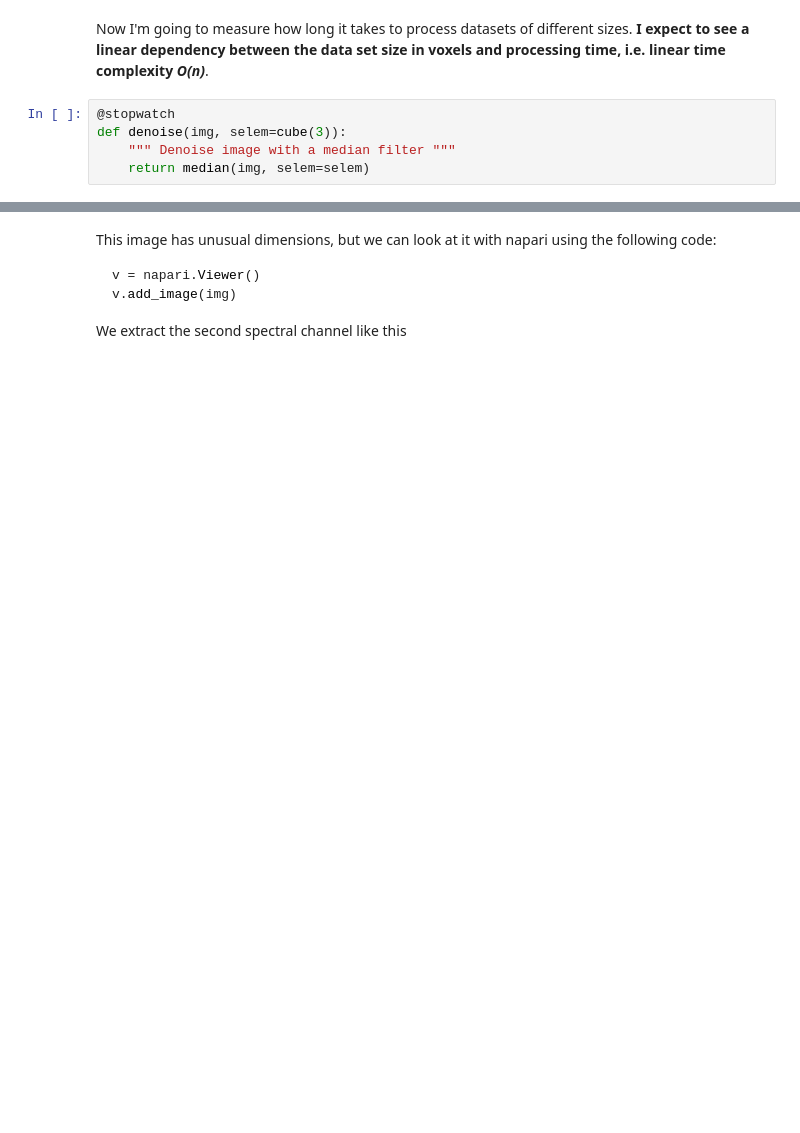
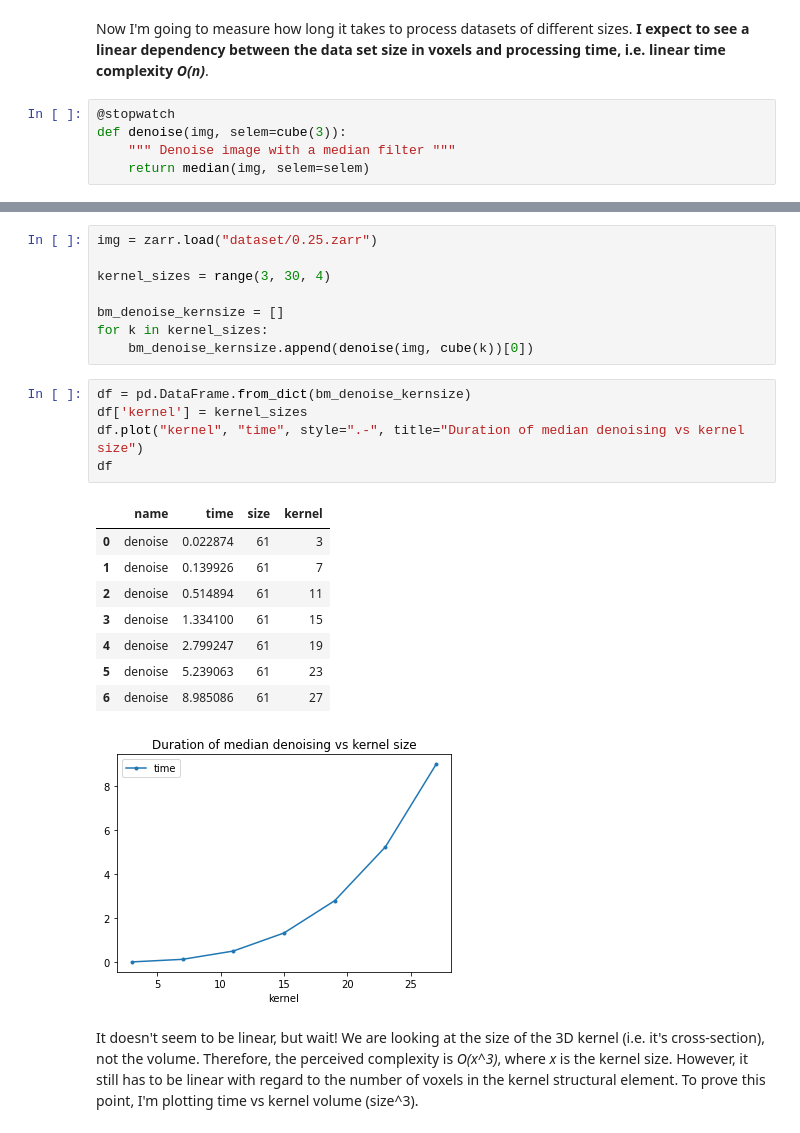
Before and after one commit to ximeg/Image-median-filter-parallelization, a Jupyter notebook: coding_challenge.ipynb, the cells around one changed output, grey strips where cells are left out. Saved outputs shown, nothing was run; the diff lists cells and outputs as text; blank space fills up the shorter version.

````diff
--- a/coding_challenge.ipynb
+++ b/coding_challenge.ipynb
@@ -233,7 +252,25 @@ plot_benchmark(bm_denoise_imgsize, title="Duration of median denoising vs image
+# %%
+img = zarr.load("dataset/0.25.zarr")
+
+kernel_sizes = range(3, 30, 4)
+
+bm_denoise_kernsize = []
+for k in kernel_sizes:
+    bm_denoise_kernsize.append(denoise(img, cube(k))[0])
+# %%
+df = pd.DataFrame.from_dict(bm_denoise_kernsize)
+df['kernel'] = kernel_sizes
+df.plot("kernel", "time", style=".-", title="Duration of median denoising vs kernel size")
+df
+# %% [output]
+|  | name | time | size | kernel |
+| 0 | denoise | 0.022874 | 61 | 3 |
+| 1 | denoise | 0.139926 | 61 | 7 |
+| 2 | denoise | 0.514894 | 61 | 11 |
+| 3 | denoise | 1.334100 | 61 | 15 |
+| 4 | denoise | 2.799247 | 61 | 19 |
+| 5 | denoise | 5.239063 | 61 | 23 |
+| 6 | denoise | 8.985086 | 61 | 27 |
+[figure, added]
 # %% [markdown]
-This image has unusual dimensions, but we can look at it with napari using the following code:
-```python
-v = napari.Viewer()
-v.add_image(img)
-```
-We extract the second spectral channel like this
+It doesn't seem to be linear, but wait! We are looking at the size of the 3D kernel (i.e. it's cross-section), not the volume. Therefore, the perceived complexity is _O(x^3)_, where _x_ is the kernel size. However, it still has to be linear with regard to the number of voxels in the kernel structural element. To prove this point, I'm plotting time vs kernel volume (size^3).
````
Also changed, not shown: parts of 42 cells of this notebook, 1 other file.
